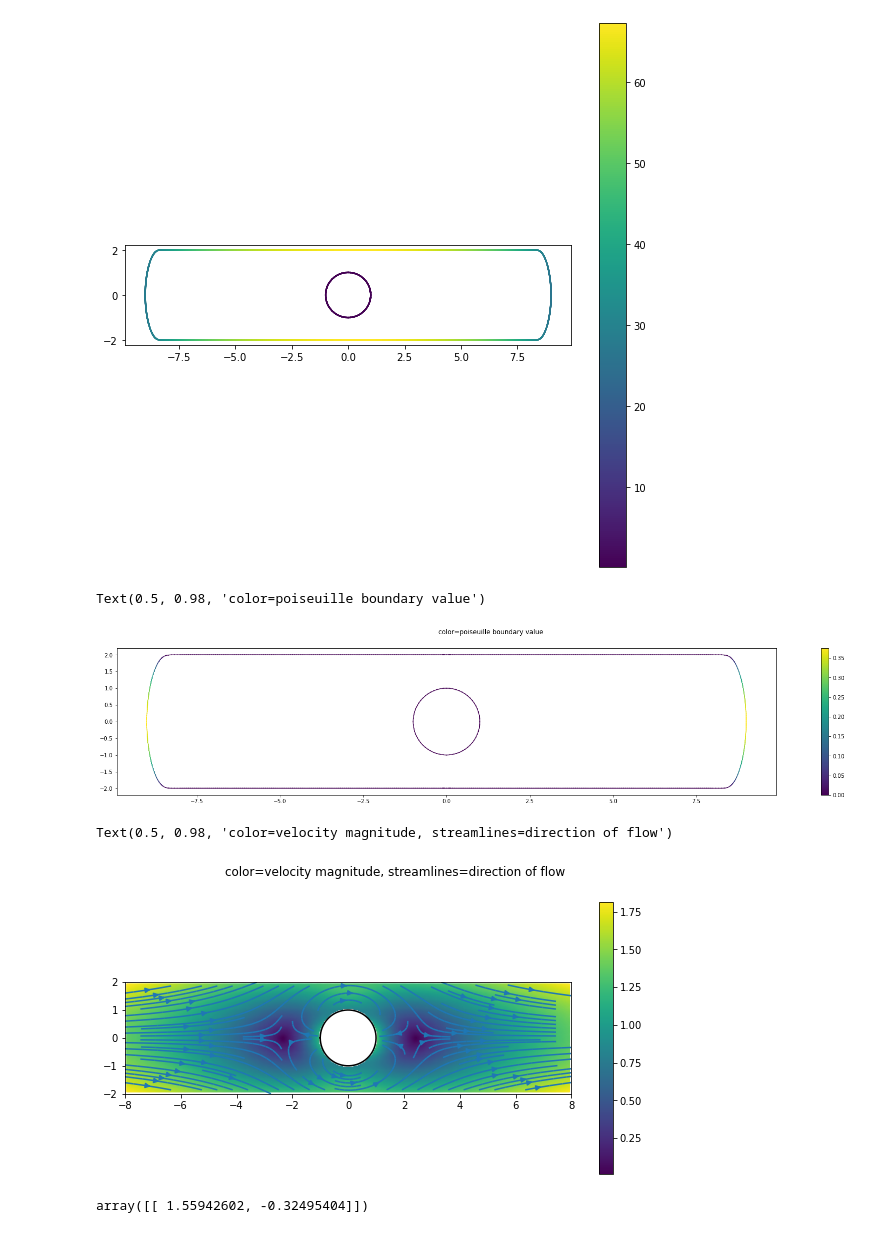
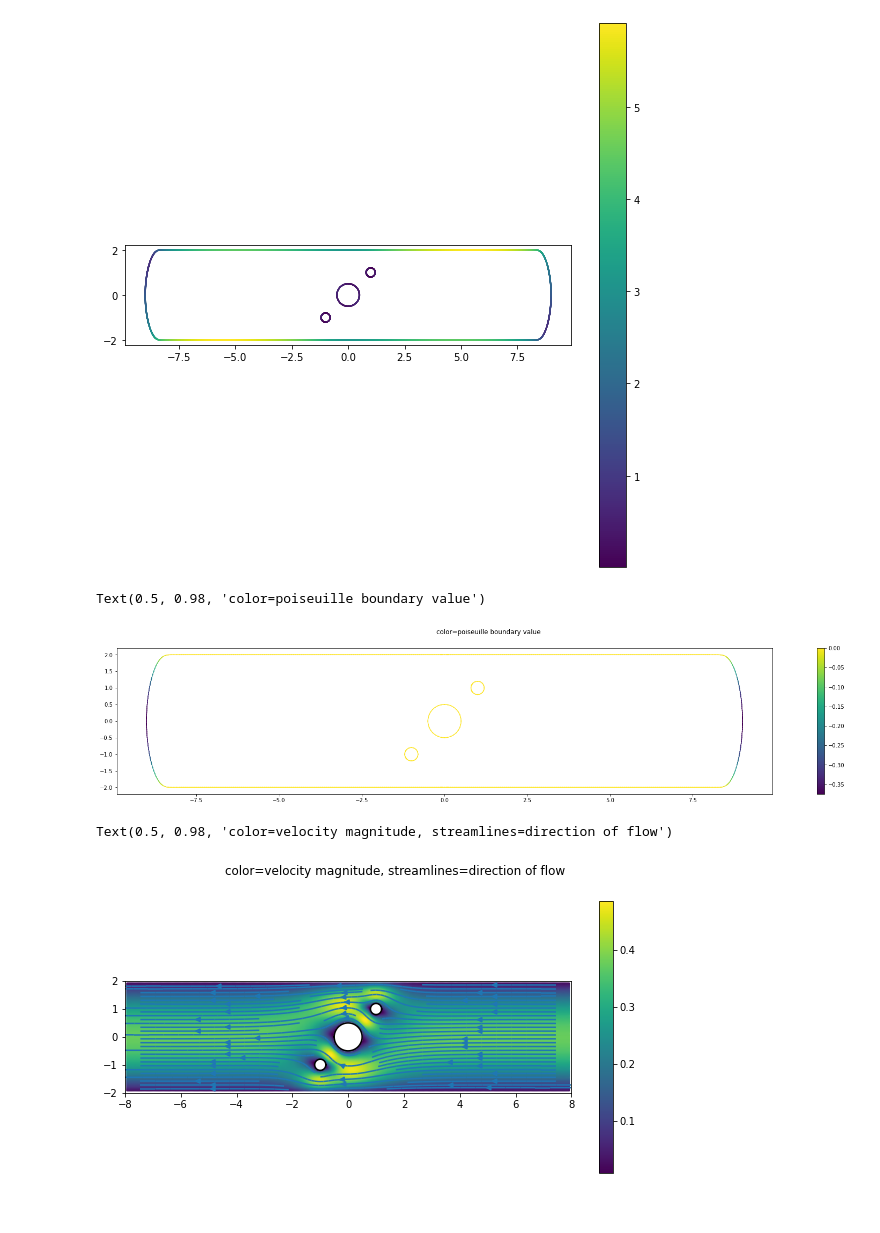
Before and after one commit to WangHaiYang874/stokes2d, a Jupyter notebook: test_multiply_connected copy.ipynb, the cells around one changed output. Cells and saved outputs as stored; diff of their text form; code cells hidden in the pictures.

```diff
--- a/test_multiply_connected copy.ipynb
+++ b/test_multiply_connected copy.ipynb
@@ -30,12 +30,13 @@ pipe = SmoothPipe(pts, ls)
 pipe.build_geometry()
 b1 = Boundary(pipe.curves)
 # %%
-c1 = Circle(1, pt(0,0))
-c2 = Circle(-.2, pt(-1,-1))
-c3 = Circle(-.2, pt(1,1))
+orientation = -1
+c1 = Circle(0.5, pt(0,0), orientation)
+c2 = Circle(-.2, pt(-1,-1), orientation)
+c3 = Circle(-.2, pt(1,1), orientation)
 
-# c = [c1,c2,c3]
-c = [c1]
+c = [c1,c2,c3]
+# c = [c1]
 [ci.build() for ci in c];
 # %%
 bs = [Boundary([ci]) for ci in c]
@@ -55,19 +61,19 @@ fig.colorbar(ax.scatter(x, y,s=0.1,c=np.abs(the_pipe.omegas[0])))
 ax.set_aspect('equal')
 # ax.scatter(xs, ys,s=1,c='r')
 # %% [output]
-[figure, old version]
+[figure, new version]
 # %%
 t = the_pipe.t
 x = t.real
 y = t.imag
 
 fig, ax = plt.subplots(figsize=(30,5))
-fig.colorbar(ax.scatter(x, y,s=0.1,c=-the_pipe.boundary_value(0).imag))
+fig.colorbar(ax.scatter(x, y,s=0.1,c=H2U(the_pipe.boundary_value(0))[:,0]))
 ax.set_aspect('equal')
 fig.suptitle('color=poiseuille boundary value')
 # %% [output]
 Text(0.5, 0.98, 'color=poiseuille boundary value')
-[figure, old version]
+[figure, new version]
 # %%
 xs = np.linspace(-8,8,400)
 ys = np.linspace(-2,2,100)
@@ -120,9 +126,4 @@ for ci in c:
 fig.suptitle('color=velocity magnitude, streamlines=direction of flow')
 # %% [output]
 Text(0.5, 0.98, 'color=velocity magnitude, streamlines=direction of flow')
-[figure, old version]
+[figure, new version]
-# %%
-x, y = 6, 1.95
-the_pipe.velocity(np.array([x]),np.array([y]),the_pipe.omegas[0])
-# %% [output]
-array([[ 1.55942602, -0.32495404]])
```
Also changed, not shown: parts of 5 cells of this notebook, 6 other files.
